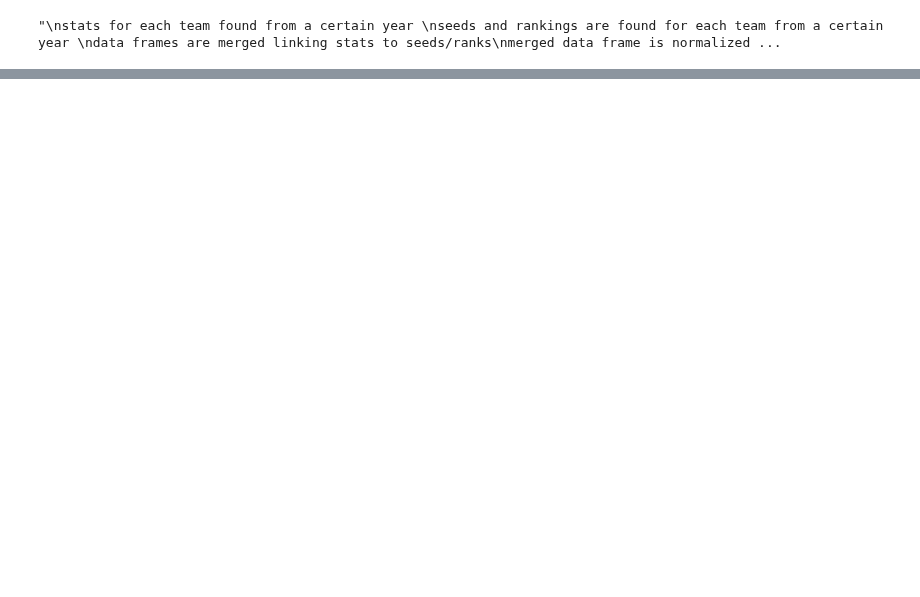
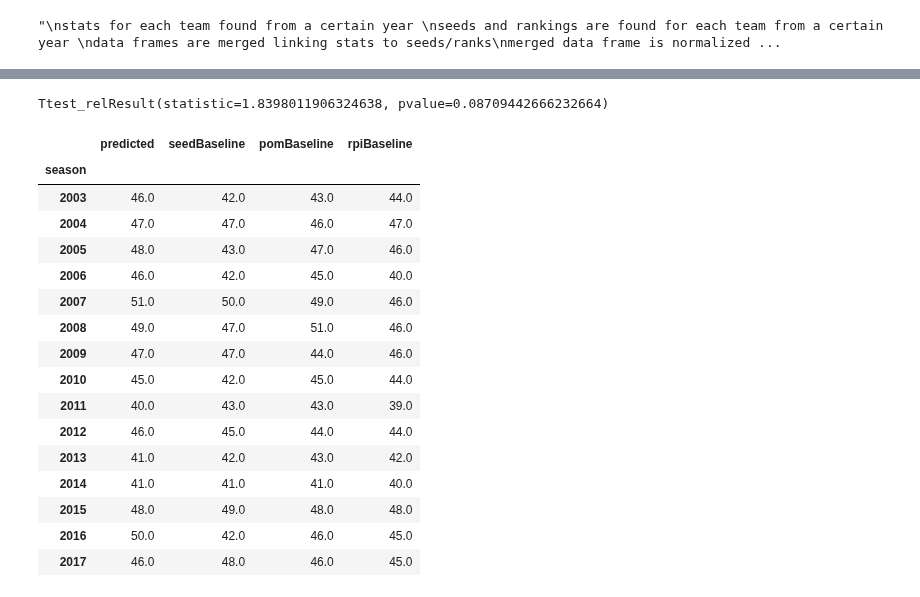
Before and after one commit to dlernz/march_madness, a Jupyter notebook: Predicting March Madness Games using Random Forests.ipynb, the cells around one changed output, grey strips where cells are left out. Drawn from its saved outputs; the diff is of its cells as text; code cells hidden in the pictures; blank space fills up the shorter version.

```diff
--- a/Predicting March Madness Games using Random Forests.ipynb
+++ b/Predicting March Madness Games using Random Forests.ipynb
@@ -378,13 +387,14 @@ def normalize(df, by):
     return (df[mins.columns] - mins) / (maxs - mins)
 
 def findScore(teamA, teamB):
-    offScoreData = [5*teamA["oEff"].values[0],(1 - teamA["POS"] - teamB["POS"].values[0]).values[0],2*teamA["3PP"].values[0],3*teamA["3P%"].values[0],8*teamA["FG%"].values[0],5*teamA["FTA"].values[0],3.5*teamA["FT%"].values[0],2*teamA["OR"].values[0],2.5*teamA["TO"].values[0]]
-    defScoreData = [8.5*(1-teamA["dEff"]).values[0], 5*teamA["DR"].values[0], 3*teamA["TOF"].values[0], 5*teamA["PF"].values[0]]
+    offScoreData = [teamA["oEff"].values[0],2*teamA["3PP"].values[0],3*teamA["3P%"].values[0],8*teamA["FG%"].values[0],5*teamA["FTA"].values[0],3.5*teamA["FT%"].values[0],2*teamA["OR"].values[0],2.5*teamA["TO"].values[0]]
+    defScoreData = [9*(1-teamA["dEff"]).values[0], 5*teamA["DR"].values[0], 3*teamA["TOF"].values[0], 5*teamA["PF"].values[0]]
     seedData = [12.5*(1-teamA["Seed"]).values[0], 10*(1-teamA["POM"]).values[0], 7.5*(1-teamA["RPI"]).values[0]]
-    offScore = (5*teamA["oEff"]*(1 - teamA["POS"] - teamB["POS"].values[0]) + 4*teamA["3P%"] + 8*teamA["2P%"] + 5*teamA["FTA"] + 3.5*teamA["FT%"] + 2*teamA["OR"] - 2.5*teamA["TO"])
+    offScore = (teamA["oEff"]*(1 - teamB["dEff"]).values[0] + 4*teamA["3P%"] + 8*teamA["2P%"] + 5*teamA["FTA"] + 3.5*teamA["FT%"] + 2*teamA["OR"] - 2.5*teamA["TO"])
     defScore = (8.5*(1-teamA["dEff"]) + 5*teamA["DR"] + 3*teamA["TOF"] - 5*teamA["PF"])
     seedScore = 12.5*(1-teamA["Seed"]) + 10*(1-teamA["POM"]) + 7.5*(1-teamA["RPI"])
     total = offScore.values[0] + defScore.values[0] + seedScore.values[0]
+    print (offScore)
     scoreData = [teamA["teamId"].values[0]] + offScoreData + [offScore.values[0]] + defScoreData + [defScore.values[0]] + seedData + [seedScore.values[0]] + [total]
     return scoreData
 # %%
@@ -507,0 +527,3 @@ Ttest_relResult(statistic=2.1754067128234165, pvalue=0.047224674617508226)
+# %%
+new = createModelMatchupsDF()
+new.head()
@@ -507,0 +554,29 @@ Ttest_relResult(statistic=2.1754067128234165, pvalue=0.047224674617508226)
+# %%
+modelComparisons2 = new.groupby('season')["predicted", "seedBaseline", "pomBaseline", "rpiBaseline"].agg('sum')
+# %%
+myModel = np.array(modelComparisons2["predicted"])
+seed = np.array(modelComparisons2["seedBaseline"])
+np.random.seed(12345678)
+sciStats.ttest_rel(myModel,seed)
+# %% [output]
+Ttest_relResult(statistic=1.8398011906324638, pvalue=0.08709442666232664)
+# %%
+modelComparisons2
+# %% [output]
+|  | predicted | seedBaseline | pomBaseline | rpiBaseline |
+| season |  |  |  |  |
+| 2003 | 46.0 | 42.0 | 43.0 | 44.0 |
+| 2004 | 47.0 | 47.0 | 46.0 | 47.0 |
+| 2005 | 48.0 | 43.0 | 47.0 | 46.0 |
+| 2006 | 46.0 | 42.0 | 45.0 | 40.0 |
+| 2007 | 51.0 | 50.0 | 49.0 | 46.0 |
+| 2008 | 49.0 | 47.0 | 51.0 | 46.0 |
+| 2009 | 47.0 | 47.0 | 44.0 | 46.0 |
+| 2010 | 45.0 | 42.0 | 45.0 | 44.0 |
+| 2011 | 40.0 | 43.0 | 43.0 | 39.0 |
+| 2012 | 46.0 | 45.0 | 44.0 | 44.0 |
+| 2013 | 41.0 | 42.0 | 43.0 | 42.0 |
+| 2014 | 41.0 | 41.0 | 41.0 | 40.0 |
+| 2015 | 48.0 | 49.0 | 48.0 | 48.0 |
+| 2016 | 50.0 | 42.0 | 46.0 | 45.0 |
+| 2017 | 46.0 | 48.0 | 46.0 | 45.0 |
```
Also changed, not shown: parts of 5 cells of this notebook.
